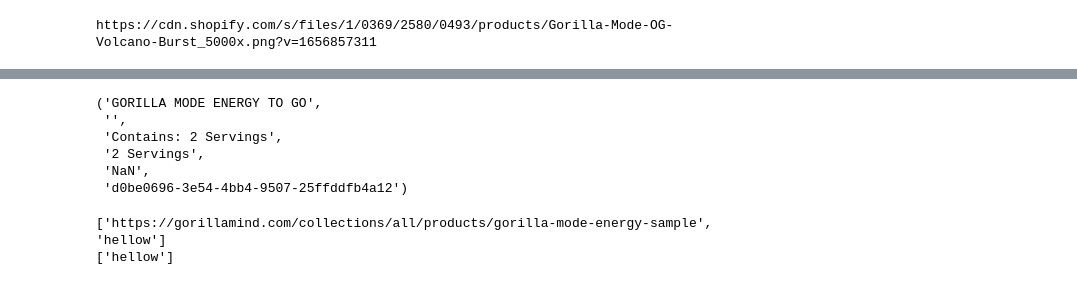
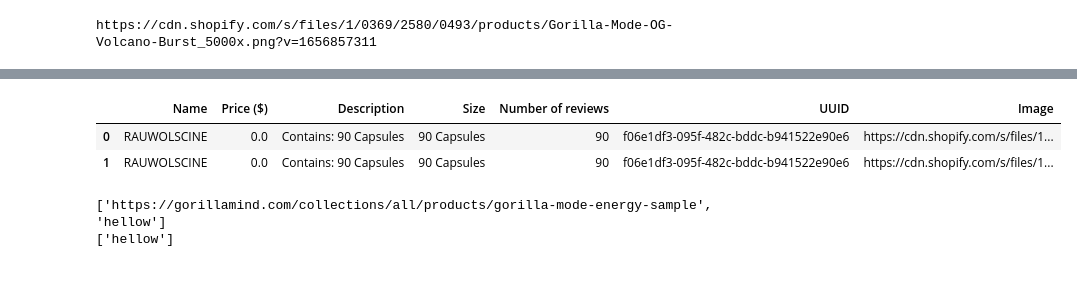
Before and after one commit to shbz8888/Data_Pipeline_VMware, a Jupyter notebook: Project/exercises.ipynb, the cells around one changed output, grey strips where cells are left out. Saved outputs shown, nothing was run; the diff lists cells and outputs as text; code cells hidden in the pictures.

```diff
--- a/Project/exercises.ipynb
+++ b/Project/exercises.ipynb
@@ -483,14 +483,20 @@ from selenium.webdriver.common.keys import Keys
 from selenium.webdriver.common.by import By
 from selenium.webdriver.support.ui import WebDriverWait
 from selenium.webdriver.support import expected_conditions as EC
+import pandas as pd
 driver = webdriver.Chrome()
-driver.get("https://gorillamind.com/collections/all/products/gorilla-mode-energy-to-go")
+driver.get("https://gorillamind.com/collections/all/products/rauwolscine")
 
 
 def extract_text():
             gear_container = driver.find_element(By.XPATH, '//div[@class="container"]')
             name = gear_container.find_element(By.XPATH, './/h1[@class="product_name title"]').text
+            print(name)
             price = gear_container.find_element(By.XPATH, './/span[@class="money"]').text
+            print(price)
+            if price == '':
+                        price = '$0.00'
+            print(price)
             description= gear_container.find_element(By.XPATH, './/div[@class="description content"]').text
             size = gear_container.find_element(By.XPATH, './/span[@class="variant-size"]').text
             try:
@@ -511,5 +517,62 @@ def extract_text():
             print(num_reviews)
             return name, price, description, size, num_reviews, strID
 
-extract_text()
+def extract_image():
+        '''
+        Finds the link for the product image, adding a 'https:' so that it can be downloaded later
+
+        Attribute:
+        ---------
+        final_image: str
+                shortened link for the product image
+        https: str
+                prefix necessary for downloading from the image link later
+        final_image_link: str
+                link for the product's image
+        '''
+        try:
+                gear_container = driver.find_element(By.XPATH, '//div[@class="container"]')
+                image_container = gear_container.find_element(By.XPATH, './/img[@data-sizes="auto"]')
+                time.sleep(5)
+                final_image  = image_container.get_attribute('data-zoom-src')
+                https = 'https:'
+                final_image_link = https + final_image
+                time.sleep(1)
+        except:
+                final_image_link = 'none'
+        return final_image_link
+
+def create_dict(name, price, description, size, num_reviews, strID, final_image_link ):
+                dict_products = {}
+                dict_products['Name']=name
+                dict_products['Price ($)']=price
+                dict_products['Description']=description
+                dict_products['Size']=size
+                dict_products['Number of reviews']=num_reviews
+                dict_products['UUID']=strID
+                dict_products['Image']=final_image_link
+                return dict_products
+
+def append_dict(dict_products):
+        list = []
+        list.append(dict_products)
+        list.append(dict_products)
+        print(list)
+        return list
+
+def convert_to_pd_dataframe(list):
+        df = pd.DataFrame (list)
+        print(df.dtypes)
+        df['Price ($)'] = df['Price ($)'].astype('str').str.strip('$')
+        df['Price ($)'] = df['Price ($)'].astype('float64')
+        df['Number of reviews'] = df['Number of reviews'].str.strip('Reviews')
+        df['Number of reviews'] = df['Number of reviews'].astype('int64')
+        return df
+
+name, price, description, size, num_reviews, strID  = extract_text()
+final_image_link = extract_image()
+dict_products = create_dict(name, price, description, size, num_reviews, strID, final_image_link)
+list = append_dict(dict_products)
+df = convert_to_pd_dataframe(list)
+df.head()
 # %% [output]
@@ -518,9 +593,6 @@ NaN
-('GORILLA MODE ENERGY TO GO',
- '',
- 'Contains: 2 Servings',
- '2 Servings',
- 'NaN',
- 'd0be0696-3e54-4bb4-9507-25ffddfb4a12')
+|  | Name | Price ($) | Description | Size | Number of reviews | UUID | Image |
+| 0 | RAUWOLSCINE | 0.0 | Contains: 90 Capsules | 90 Capsules | 90 | f06e1df3-095f-482c-bddc-b941522e90e6 | https://cdn.shopify.com/s/files/1... |
+| 1 | RAUWOLSCINE | 0.0 | Contains: 90 Capsules | 90 Capsules | 90 | f06e1df3-095f-482c-bddc-b941522e90e6 | https://cdn.shopify.com/s/files/1... |
 # %%
 links = ['https://gorillamind.com/collections/all/products/gorilla-mode-energy-sample','hellow']
 print(links)
```
Also changed, not shown: parts of 5 cells of this notebook.
